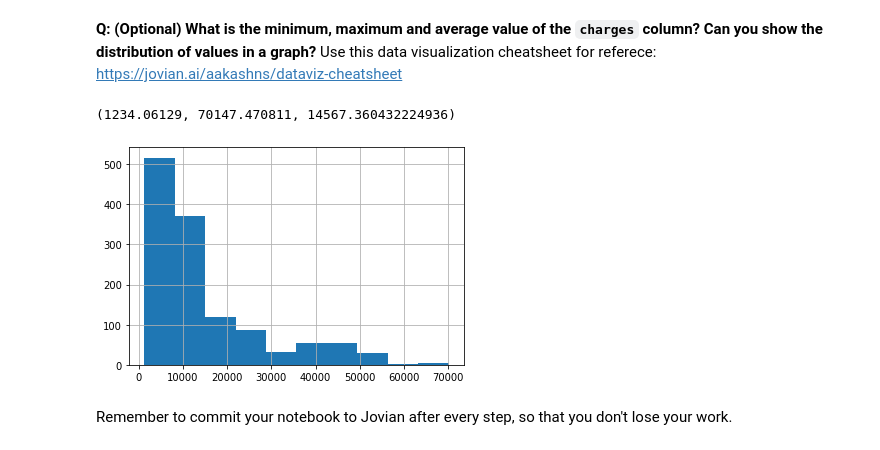
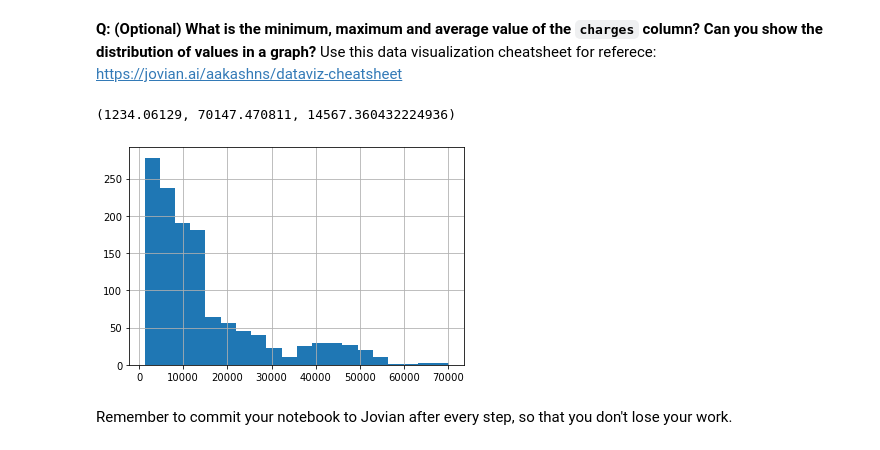
Before and after one commit to danieladejumo17/Deep-Learning-with-PyTorch-Jovian, a Jupyter notebook: Assignments/2. Insurance Cost Prediction.ipynb, the cells around one changed output. Cells and saved outputs as stored; diff of their text form; code cells hidden in the pictures.

```diff
--- a/Assignments/2. Insurance Cost Prediction.ipynb
+++ b/Assignments/2. Insurance Cost Prediction.ipynb
@@ -135,16 +135,16 @@ Use this data visualization cheatsheet for referece: https://jovian.ai/aakashns/
 # %%
 # Write your answer here
 
 min_charge = dataframe["charges"].min()
 max_charge = dataframe["charges"].max()
 average_charge = dataframe["charges"].mean()
 # dataframe["charges"].describe()["mean"]
 
-dataframe["charges"].hist(bins=10)
+dataframe["charges"].hist(bins=20)
 min_charge, max_charge, average_charge
 # %% [output]
 (1234.06129, 70147.470811, 14567.360432224936)
-[figure, old version]
+[figure, new version]
 # %% [markdown]
 Remember to commit your notebook to Jovian after every step, so that you don't lose your work.
 # %%
```
Also changed, not shown: parts of 22 cells of this notebook.
